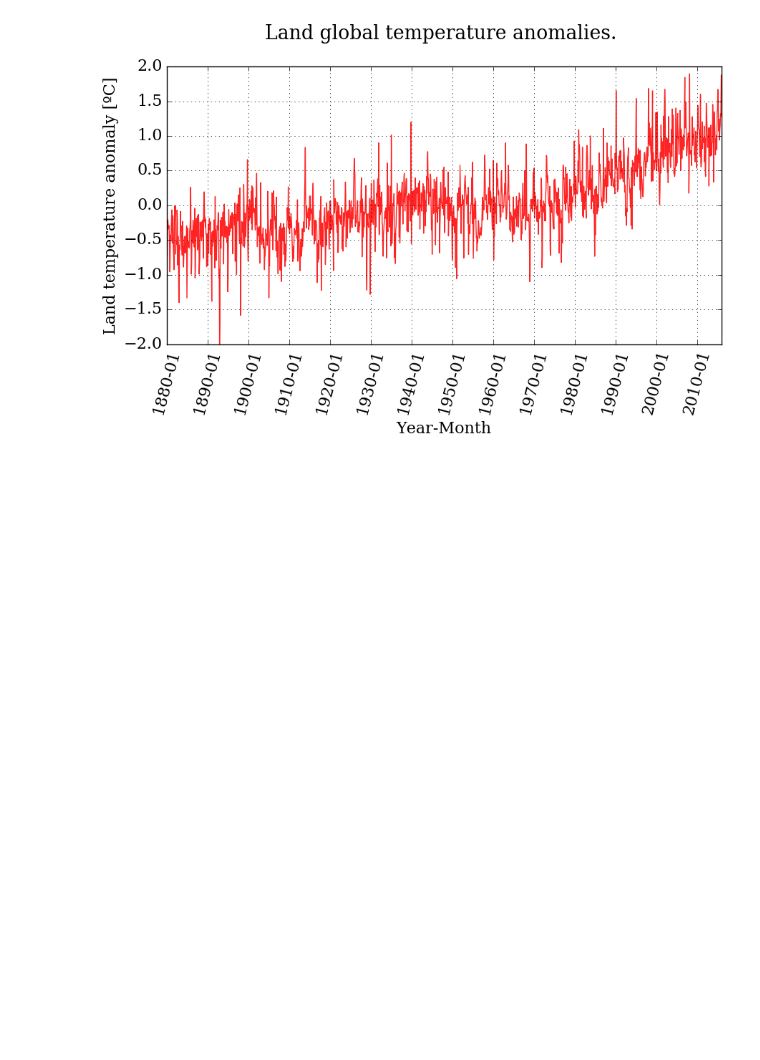
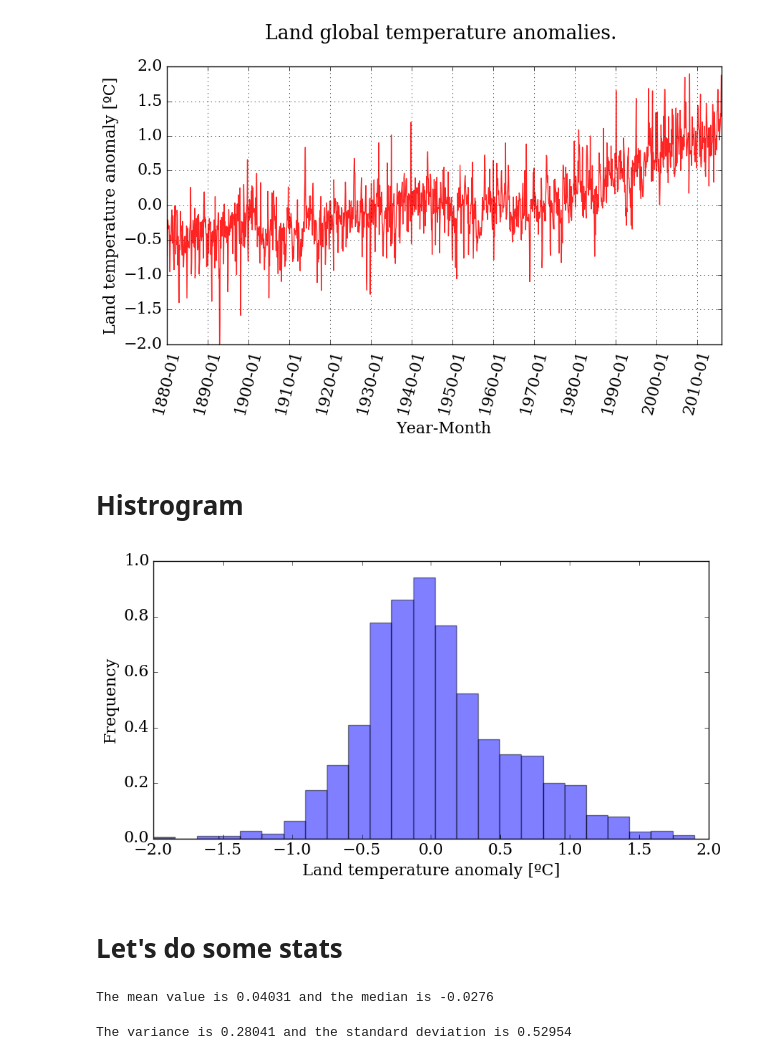
Before and after one commit to felipescobarv/notebooks, a Jupyter notebook: NOAA.ipynb, the cells around one changed output. Cells and saved outputs as stored; diff of their text form; code cells hidden in the pictures; blank space fills up the shorter version.

```diff
--- a/NOAA.ipynb
+++ b/NOAA.ipynb
@@ -146,3 +146,28 @@ pyplot.grid()
 pyplot.savefig('temp_anomalies.pdf');
 # %% [output]
 [figure]
+# %% [markdown]
+# Histrogram
+# %%
+pyplot.figure(figsize=(10,5))
+pyplot.hist(T_land[:,1], bins=25, normed=True, color='b', alpha=0.5)
+pyplot.xlabel('Land temperature anomaly [ºC]')
+pyplot.ylabel('Frequency');
+# %% [output]
+[figure, added]
+# %% [markdown]
+# Let's do some stats
+# %%
+mean_T = numpy.mean(T_land[:,1])
+median_T = numpy.median(T_land[:,1])
+
+print('The mean value is {:.5} and the median is {:.5}'.format(mean_T, median_T))
+# %% [output]
+The mean value is 0.04031 and the median is -0.0276
+# %%
+variance_T = numpy.var(T_land[:,1])
+sigma_T = numpy.sqrt(variance_T)
+
+print('The variance is {:.5} and the standard deviation is {:.5}'.format(variance_T, sigma_T))
+# %% [output]
+The variance is 0.28041 and the standard deviation is 0.52954
```
Also changed, not shown: parts of 2 cells of this notebook.
